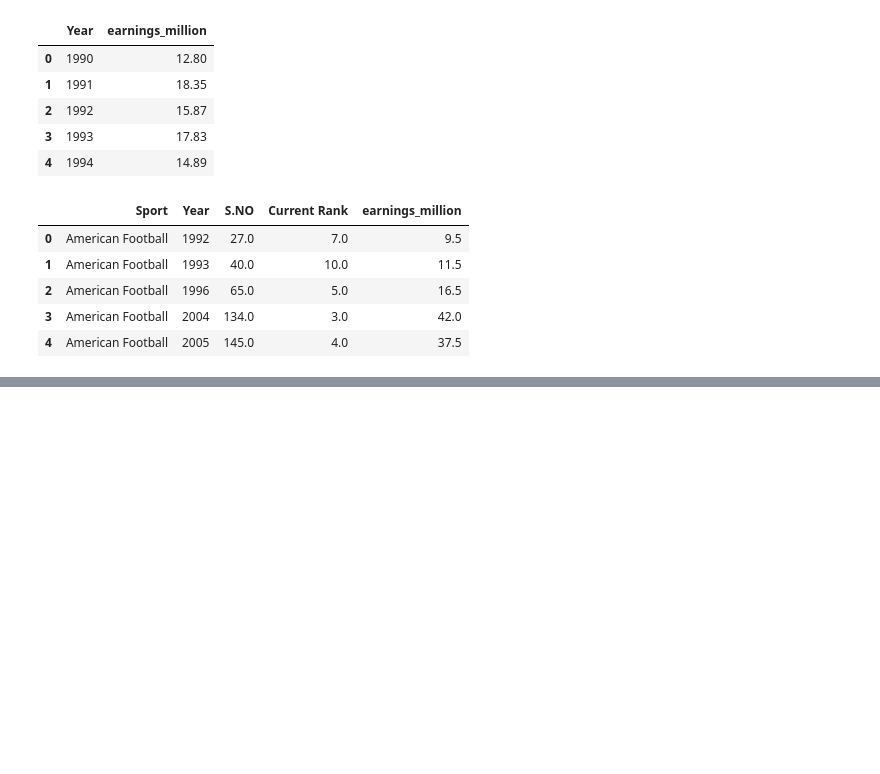
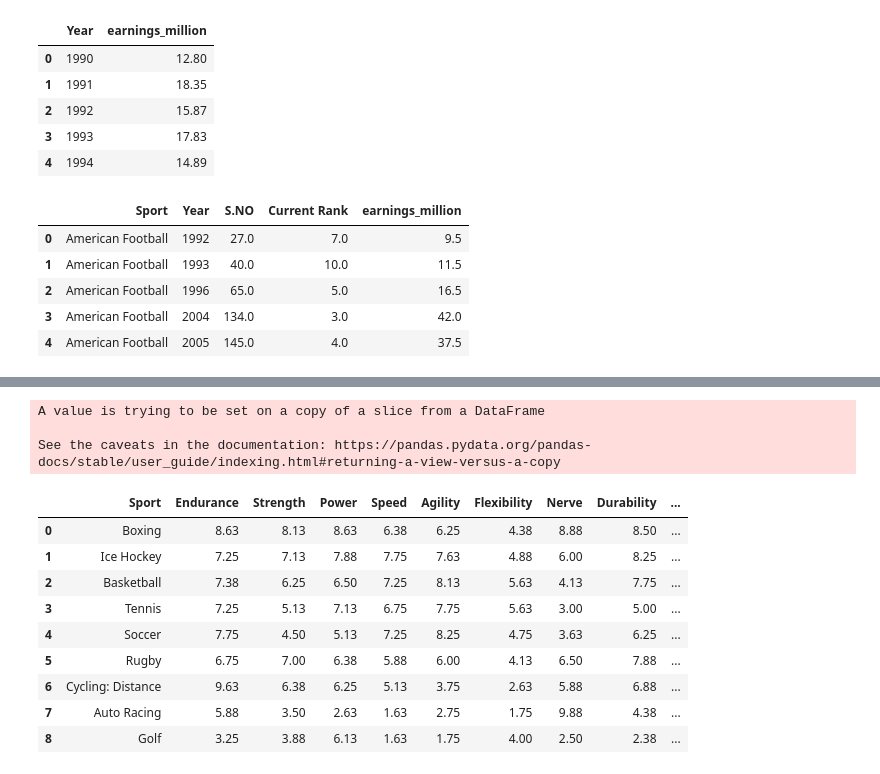
Before and after one commit to Jorge-Solana/Economical_Sports_Hisotry_and_Best_suitable_sport, a Jupyter notebook: First_Visuals.ipynb, the cells around one changed output, grey strips where cells are left out. Saved outputs shown, nothing was run; the diff lists cells and outputs as text; code cells hidden in the pictures; blank space fills up the shorter version.

```diff
--- a/First_Visuals.ipynb
+++ b/First_Visuals.ipynb
@@ -137,0 +130,30 @@ ValueError:
+# %%
+sports_cropped = sports[(sports.Sport == 'Boxing')|(sports.Sport == 'Auto Racing')|(sports.Sport == 'Golf')|
+                       (sports.Sport == 'Basketball')|(sports.Sport == 'Tennis')|(sports.Sport == 'American Football')|
+                       (sports.Sport == 'Baseball')|(sports.Sport == 'Hockey')|(sports.Sport == 'Nascar')|
+                       (sports.Sport == 'Soccer')|(sports.Sport == 'Cycling')|(sports.Sport == 'Moto GP')|
+                       (sports.Sport == 'Ice Hockey')|(sports.Sport == 'Cycling: Distance')|(sports.Sport == 'Rugby')]
+# %%
+sports_cropped.reset_index(inplace=True)
+# %%
+sports_cropped.drop('index', axis = 1, inplace = True)
+# %% [output]
+A value is trying to be set on a copy of a slice from a DataFrame
+
+See the caveats in the documentation: https://pandas.pydata.org/pandas-docs/stable/user_guide/indexing.html#returning-a-view-versus-a-copy
+# %%
+sports_cropped.drop(columns=['Total', 'Rank'], inplace=True)
+# %%
+sports_cropped
+# we have 9. MMA is in Boxing, moto GP and Nascar is in Auto Racing and American Football kind of like Rugby
+# %% [output]
+|  | Sport | Endurance | Strength | Power | Speed | Agility | Flexibility | Nerve | Durability | ... |
+| 0 | Boxing | 8.63 | 8.13 | 8.63 | 6.38 | 6.25 | 4.38 | 8.88 | 8.50 | ... |
+| 1 | Ice Hockey | 7.25 | 7.13 | 7.88 | 7.75 | 7.63 | 4.88 | 6.00 | 8.25 | ... |
+| 2 | Basketball | 7.38 | 6.25 | 6.50 | 7.25 | 8.13 | 5.63 | 4.13 | 7.75 | ... |
+| 3 | Tennis | 7.25 | 5.13 | 7.13 | 6.75 | 7.75 | 5.63 | 3.00 | 5.00 | ... |
+| 4 | Soccer | 7.75 | 4.50 | 5.13 | 7.25 | 8.25 | 4.75 | 3.63 | 6.25 | ... |
+| 5 | Rugby | 6.75 | 7.00 | 6.38 | 5.88 | 6.00 | 4.13 | 6.50 | 7.88 | ... |
+| 6 | Cycling: Distance | 9.63 | 6.38 | 6.25 | 5.13 | 3.75 | 2.63 | 5.88 | 6.88 | ... |
+| 7 | Auto Racing | 5.88 | 3.50 | 2.63 | 1.63 | 2.75 | 1.75 | 9.88 | 4.38 | ... |
+| 8 | Golf | 3.25 | 3.88 | 6.13 | 1.63 | 1.75 | 4.00 | 2.50 | 2.38 | ... |
```
Also changed, not shown: parts of 21 cells of this notebook.
